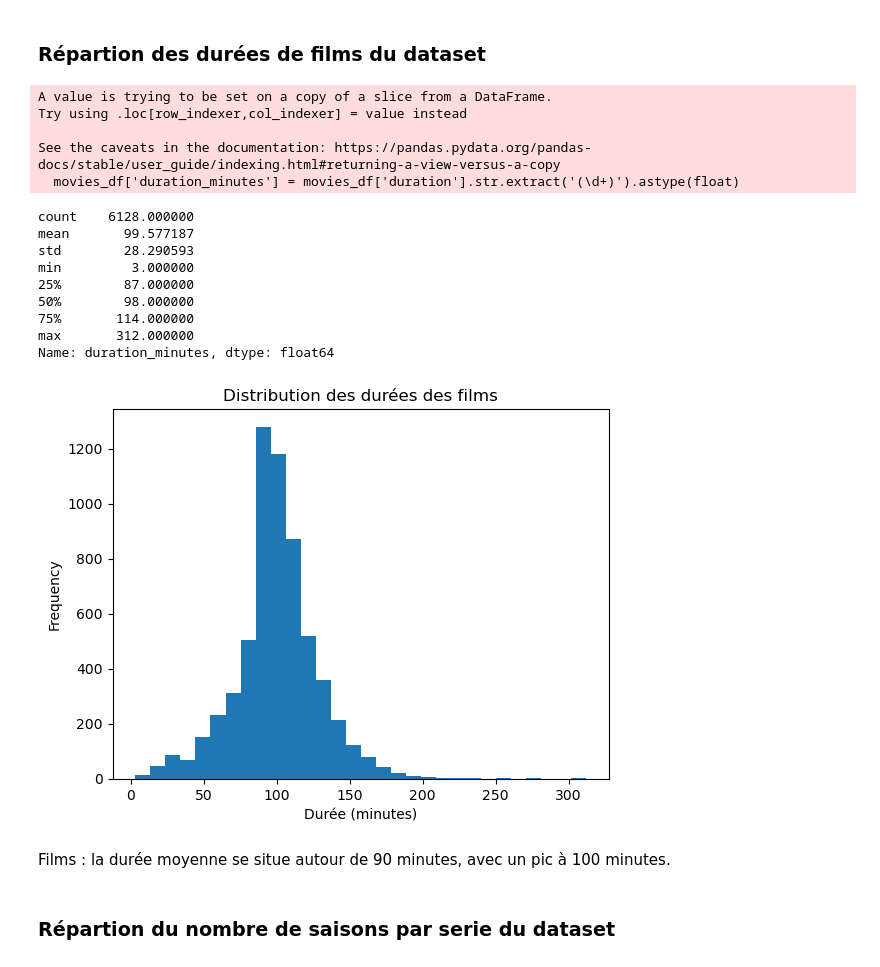
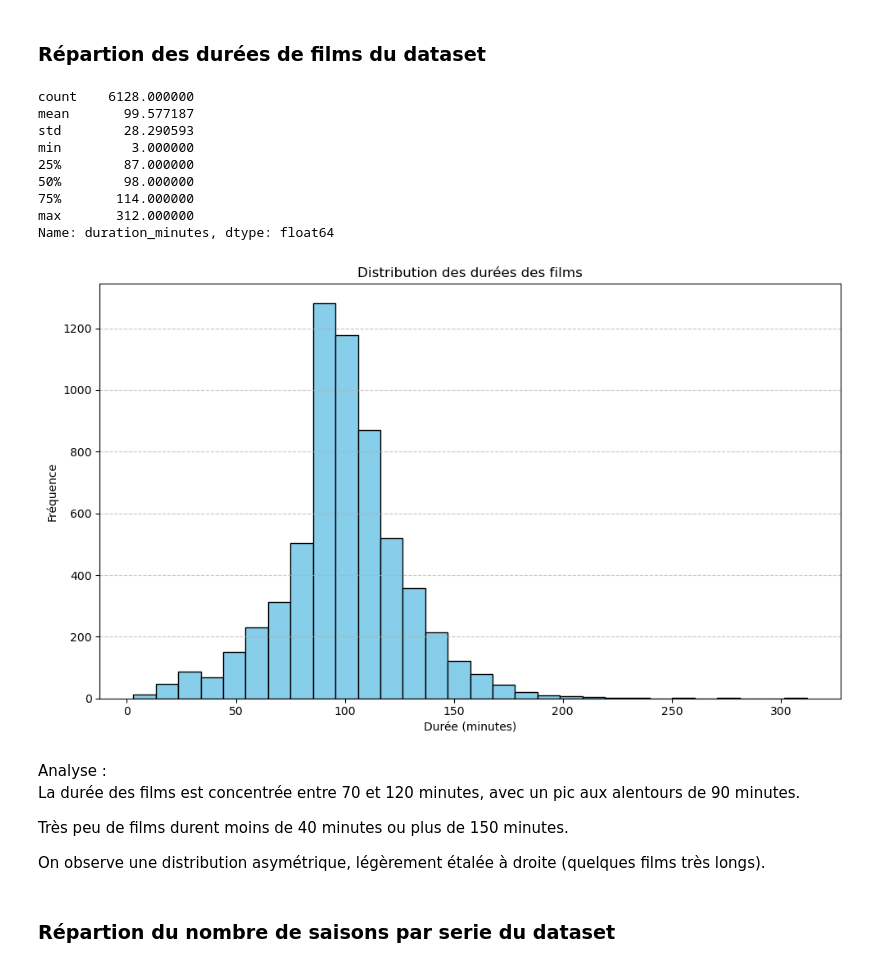
Before and after one commit to Paul-Emmanuel-Buffe/netflix-insights, a Jupyter notebook: netflix_analysis.ipynb, the cells around one changed output. Saved outputs shown, nothing was run; the diff lists cells and outputs as text; code cells hidden in the pictures.

```diff
--- a/netflix_analysis.ipynb
+++ b/netflix_analysis.ipynb
@@ -345,30 +369,42 @@ Les classifications les plus fréquentes sont TV-MA, TV-14, R, ce qui indique un
 # %% [markdown]
 ### Répartion des durées de films du dataset
 # %%
-movies_df = df[df['type'] == 'Movie']
-movies_df['duration_minutes'] = movies_df['duration'].str.extract('(\d+)').astype(float)
+# Filtrer les films et faire une copie
+movies_df = df[df['type'] == 'Movie'].copy()
+
+# Extraction des minutes comme float en utilisant une raw string
+movies_df['duration_minutes'] = movies_df['duration'].str.extract(r'(\d+)').astype(float)
+
+# Statistiques descriptives
 print(movies_df['duration_minutes'].describe())
-movies_df['duration_minutes'].plot(kind='hist', bins=30, title="Distribution des durées des films")
+
+# Visualisation
+plt.figure(figsize=(10, 6))
+movies_df['duration_minutes'].plot(kind='hist', bins=30, color='skyblue', edgecolor='black')
+plt.title("Distribution des durées des films")
 plt.xlabel("Durée (minutes)")
+plt.ylabel("Fréquence")
+plt.grid(axis='y', linestyle='--', alpha=0.7)
+plt.tight_layout()
 plt.show()
 # %% [output]
-A value is trying to be set on a copy of a slice from a DataFrame.
-Try using .loc[row_indexer,col_indexer] = value instead
-
-See the caveats in the documentation: https://pandas.pydata.org/pandas-docs/stable/user_guide/indexing.html#returning-a-view-versus-a-copy
-  movies_df['duration_minutes'] = movies_df['duration'].str.extract('(\d+)').astype(float)
+count    6128.000000
+mean       99.577187
+std        28.290593
+min         3.000000
+25%        87.000000
+50%        98.000000
+75%       114.000000
+max       312.000000
+Name: duration_minutes, dtype: float64
-count    6128.000000
-mean       99.577187
-std        28.290593
-min         3.000000
-25%        87.000000
-50%        98.000000
-75%       114.000000
-max       312.000000
-Name: duration_minutes, dtype: float64
-[figure, old version]
+[figure, new version]
 # %% [markdown]
-Films : la durée moyenne se situe autour de 90 minutes, avec un pic à 100 minutes.
+Analyse :
+La durée des films est concentrée entre 70 et 120 minutes, avec un pic aux alentours de 90 minutes.
+
+Très peu de films durent moins de 40 minutes ou plus de 150 minutes.
+
+On observe une distribution asymétrique, légèrement étalée à droite (quelques films très longs).
 # %% [markdown]
 ### Répartion du nombre de saisons par serie du dataset
 # %%
```
Also changed, not shown: parts of 19 cells of this notebook.
